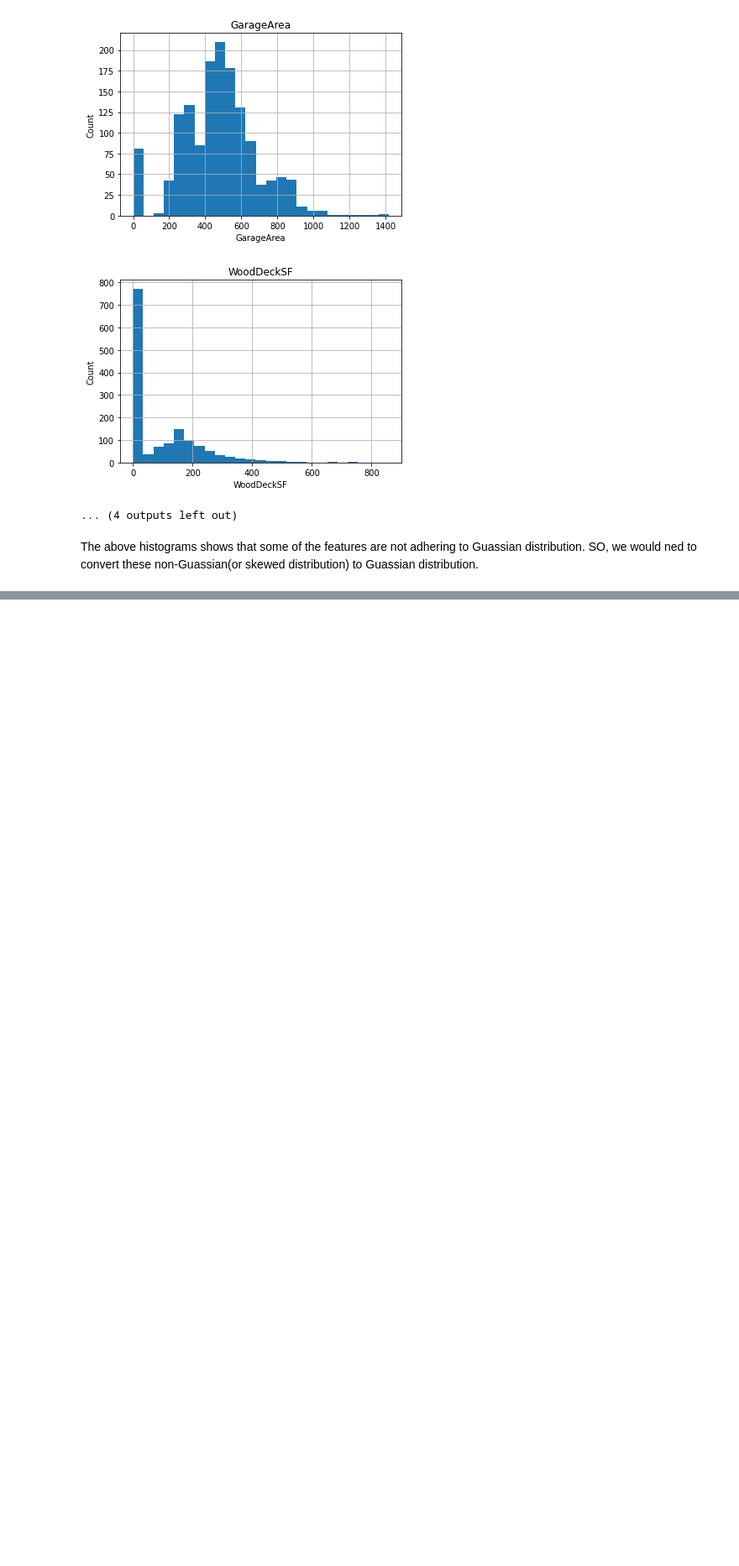
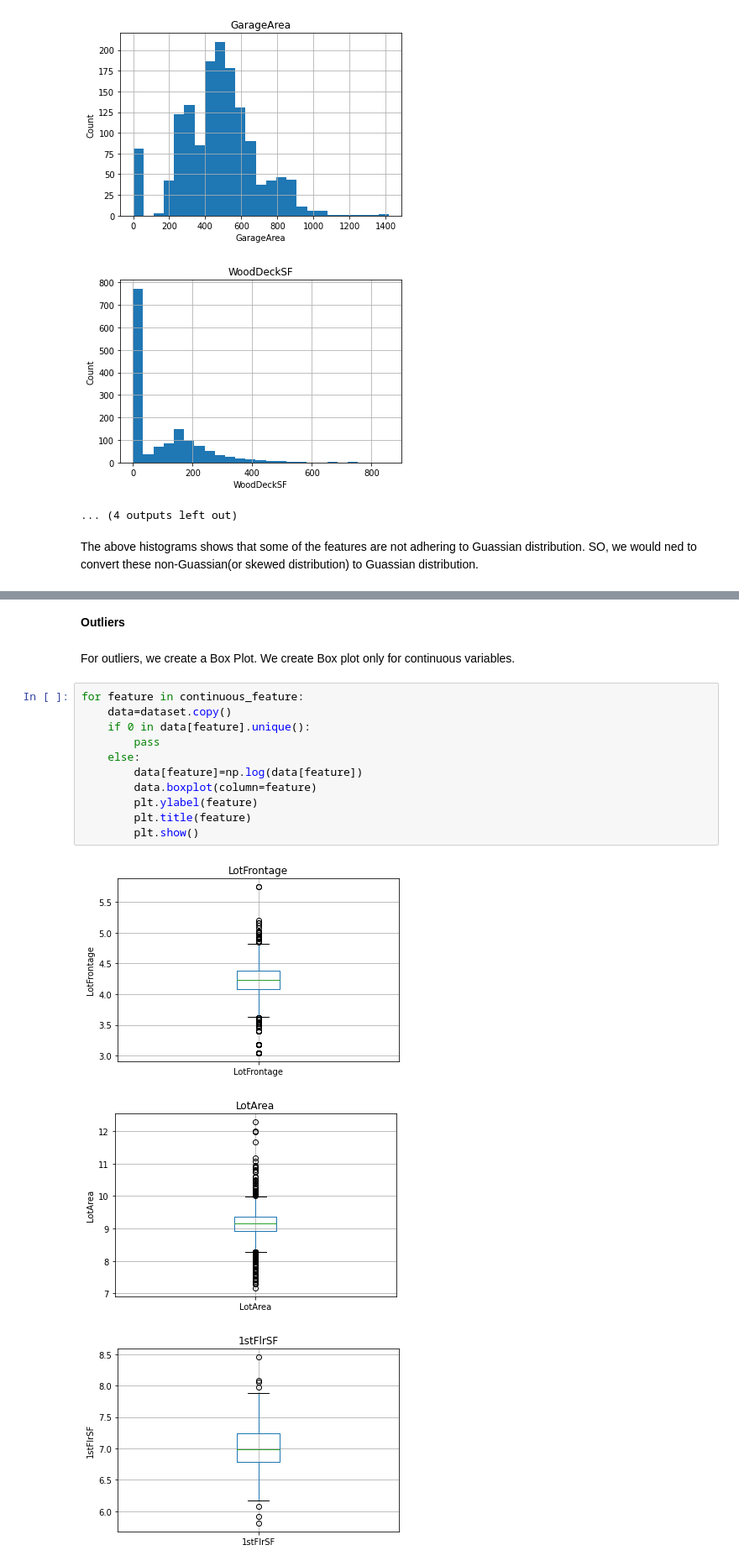
Before and after one commit to shashankbhagat/House-Price-Prediction, a Jupyter notebook: DataAnalysis.ipynb, the cells around one changed output, grey strips where cells are left out. Shown at 84% size. Saved outputs shown, nothing was run; the diff lists cells and outputs as text; blank space fills up the shorter version.

```diff
--- a/DataAnalysis.ipynb
+++ b/DataAnalysis.ipynb
@@ -312,0 +309,19 @@ True
+# %% [markdown]
+**Outliers**
+# %% [markdown]
+For outliers, we create a Box Plot. We create Box plot only for continuous variables.
+# %%
+for feature in continuous_feature:
+    data=dataset.copy()
+    if 0 in data[feature].unique():
+        pass
+    else:
+        data[feature]=np.log(data[feature])
+        data.boxplot(column=feature)
+        plt.ylabel(feature)
+        plt.title(feature)
+        plt.show()
+# %% [output]
+[figure, added]
+[figure, added]
+[figure, added]
```
Also changed, not shown: parts of 10 cells of this notebook.
